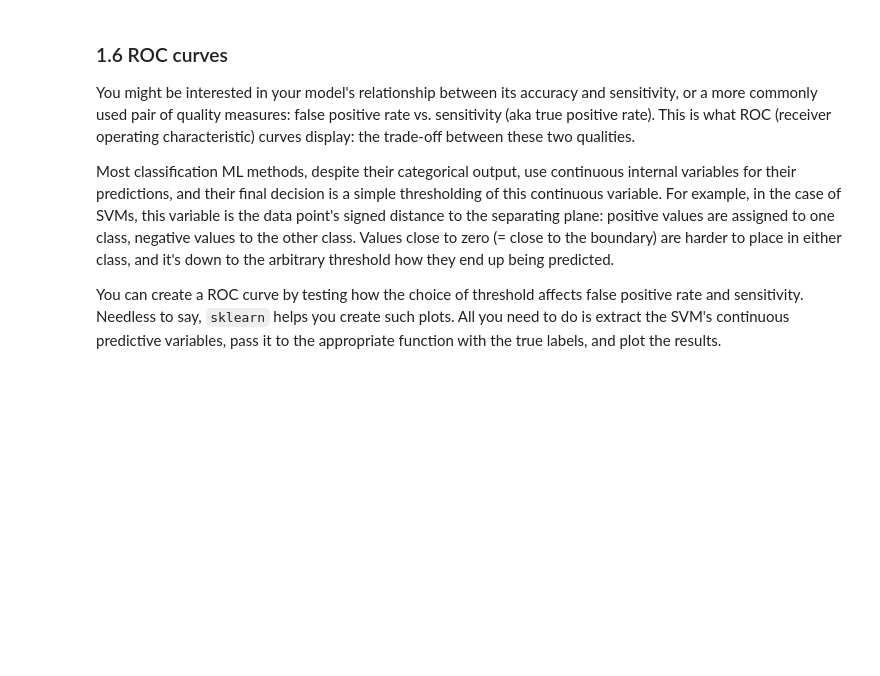
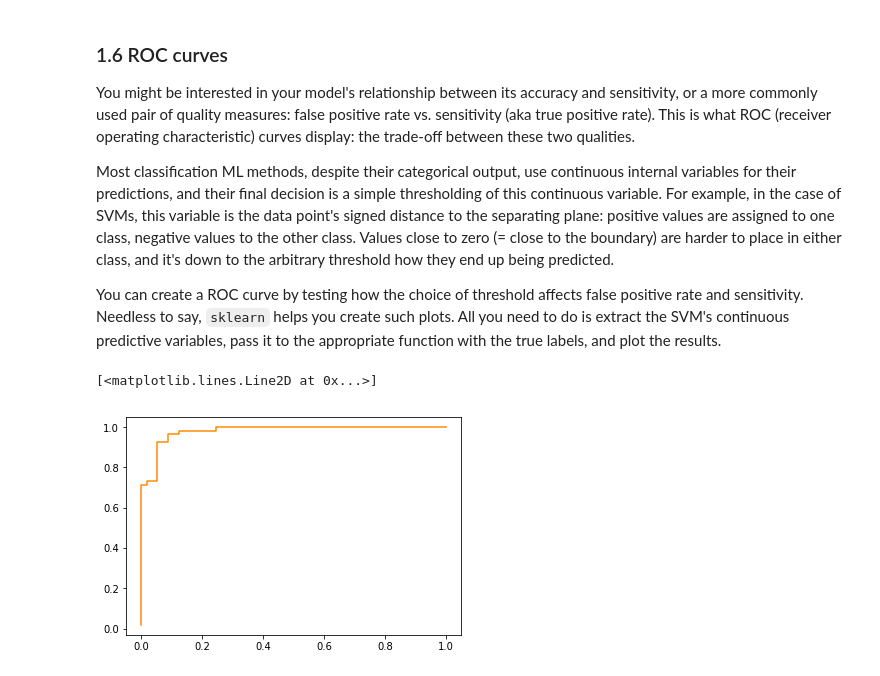
Before and after one commit to JoKuebler/Bioinformatics_ML, a Jupyter notebook: notebooks/Day89_Supervised_ML2.ipynb, the cells around one changed output. Cells and saved outputs as stored; diff of their text form; code cells hidden in the pictures; blank space fills up the shorter version.

```diff
--- a/notebooks/Day89_Supervised_ML2.ipynb
+++ b/notebooks/Day89_Supervised_ML2.ipynb
@@ -31,3 +59,9 @@ Also, drop the columns `diet` and `strain` from the data table, since we don't w
 ### 1.2 Use an SVM for your predictions
 Try the RBF kernel for a change. First, fit and score using the entire dataset, and print out the accuracy.
 Do a proper evaluation using 3-fold cross-validation, and print those scores as well. How did it go?
+# %%
+clf = SVC()
+clf.fit(data_dropped, target)
+
+kf = StratifiedKFold(n_splits=3, shuffle=True)
+cross_val_score(clf, data_dropped, target, cv=kf).mean()
@@ -34,3 +70,8 @@ Do a proper evaluation using 3-fold cross-validation, and print those scores as
 # %% [markdown]
 ### 1.3 Use a linear kernel to get the same two values
 Was it better or worse than with the RBF? Why?
+# %%
+clf_lin = SVC(random_state=0, kernel='linear', class_weight={0: 0.01, 1: 0.99})
+
+kf = StratifiedKFold(n_splits=3, shuffle=True)
+cross_val_score(clf_lin, data_dropped, target, cv=kf).mean()
@@ -62,3 +171,18 @@ You might be interested in your model's relationship between its accuracy and se
 Most classification ML methods, despite their categorical output, use continuous internal variables for their predictions, and their final decision is a simple thresholding of this continuous variable. For example, in the case of SVMs, this variable is the data point's signed distance to the separating plane: positive values are assigned to one class, negative values to the other class. Values close to zero (= close to the boundary) are harder to place in either class, and it's down to the arbitrary threshold how they end up being predicted.
 
 You can create a ROC curve by testing how the choice of threshold affects false positive rate and sensitivity. Needless to say, `sklearn` helps you create such plots. All you need to do is extract the SVM's continuous predictive variables, pass it to the appropriate function with the true labels, and plot the results.
+# %%
+# Scores for roc curve
+scores = clf_lin.decision_function(scaled)
+
+# calculate all ingridients for the
+fpr, tpr, thresholds = metrics.roc_curve(target, scores, pos_label=1)
+
+#
+roc_auc = auc(fpr, tpr)
+
+# Plot it
+plt.plot(fpr, tpr, color='darkorange', label='ROC curve (area = %0.2f)' % roc_auc)
+# %% [output]
+[<matplotlib.lines.Line2D at 0x...>]
+[figure, added]
```
Also changed, not shown: parts of 10 cells of this notebook, 1 other file.
